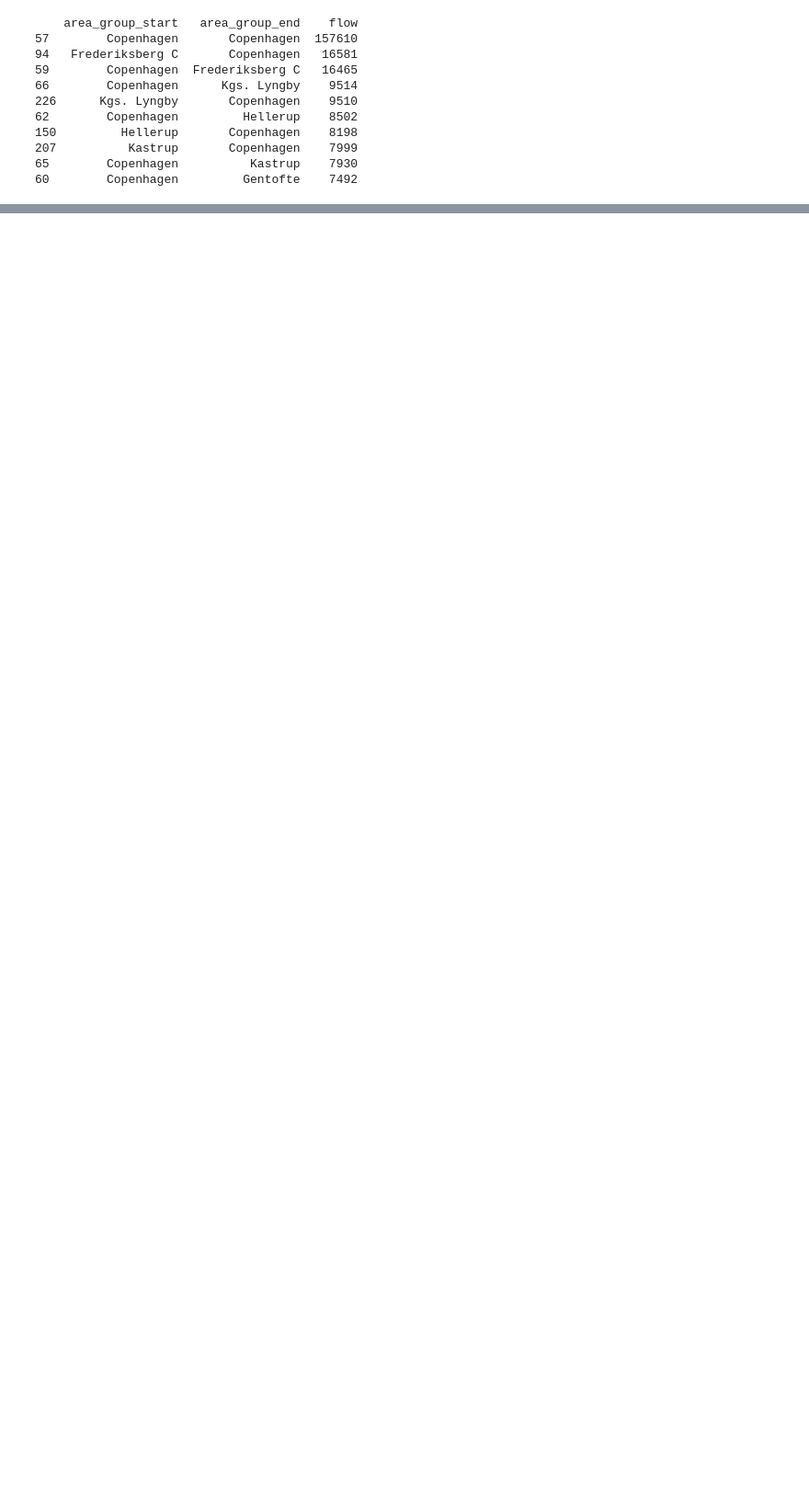
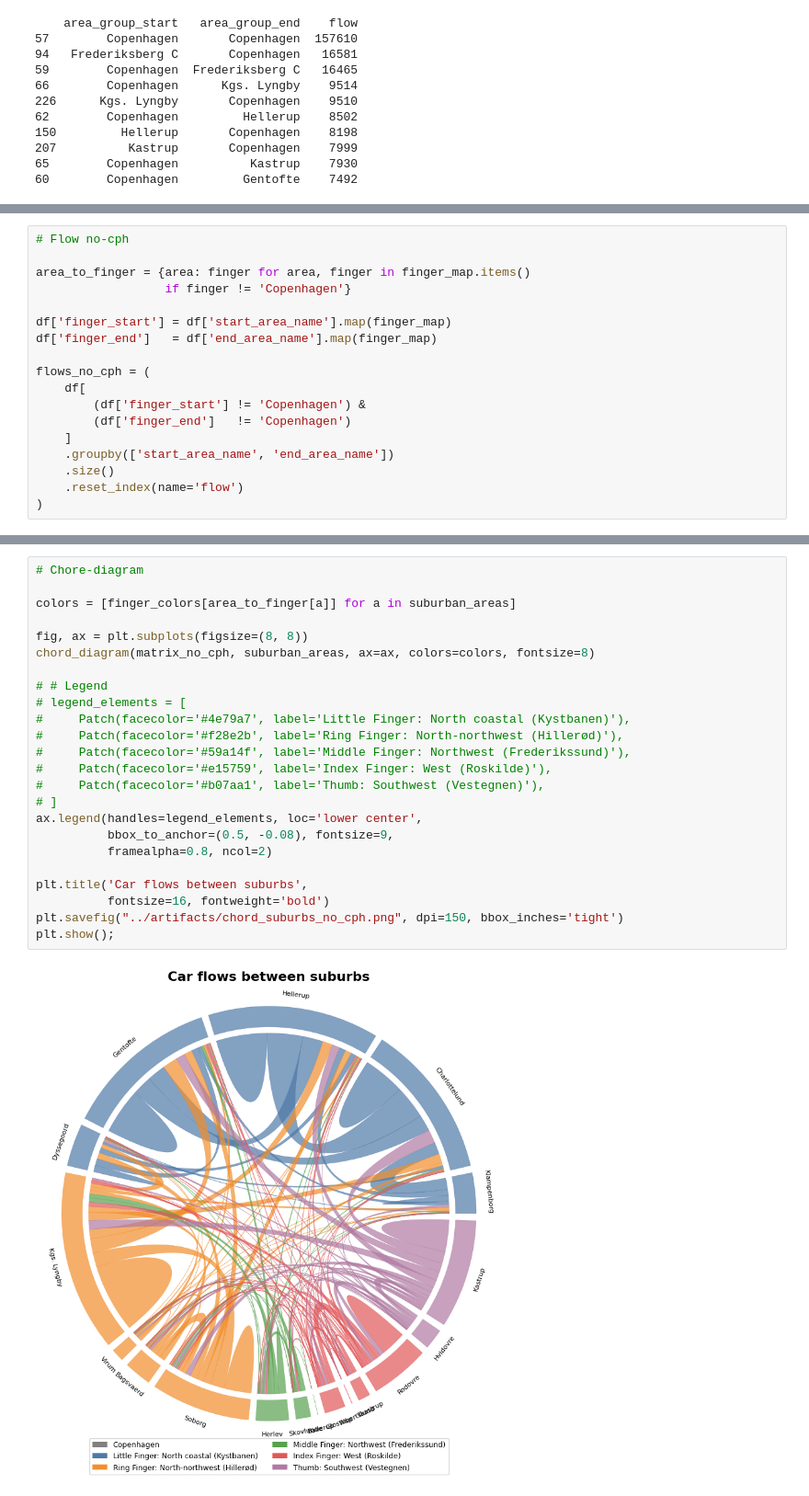
Before and after one commit to florentinafabregas/geospatial, a Jupyter notebook: notebooks/flows.ipynb, the cells around one changed output, grey strips where cells are left out. Shown at 92% size. Saved outputs shown, nothing was run; the diff lists cells and outputs as text; blank space fills up the shorter version.

```diff
--- a/notebooks/flows.ipynb
+++ b/notebooks/flows.ipynb
@@ -333,0 +484,18 @@ Top 10 areas: ['Copenhagen', 'Frederiksberg C', 'Kgs. Lyngby', 'Hellerup', 'Gent
+# %%
+# Flow no-cph
+
+area_to_finger = {area: finger for area, finger in finger_map.items()
+                  if finger != 'Copenhagen'}
+
+df['finger_start'] = df['start_area_name'].map(finger_map)
+df['finger_end']   = df['end_area_name'].map(finger_map)
+
+flows_no_cph = (
+    df[
+        (df['finger_start'] != 'Copenhagen') &
+        (df['finger_end']   != 'Copenhagen')
+    ]
+    .groupby(['start_area_name', 'end_area_name'])
+    .size()
+    .reset_index(name='flow')
+)
@@ -333,0 +527,26 @@ Top 10 areas: ['Copenhagen', 'Frederiksberg C', 'Kgs. Lyngby', 'Hellerup', 'Gent
+# %%
+# Chore-diagram
+
+colors = [finger_colors[area_to_finger[a]] for a in suburban_areas]
+
+fig, ax = plt.subplots(figsize=(8, 8))
+chord_diagram(matrix_no_cph, suburban_areas, ax=ax, colors=colors, fontsize=8)
+
+# # Legend
+# legend_elements = [
+#     Patch(facecolor='#4e79a7', label='Little Finger: North coastal (Kystbanen)'),
+#     Patch(facecolor='#f28e2b', label='Ring Finger: North-northwest (Hillerød)'),
+#     Patch(facecolor='#59a14f', label='Middle Finger: Northwest (Frederikssund)'),
+#     Patch(facecolor='#e15759', label='Index Finger: West (Roskilde)'),
+#     Patch(facecolor='#b07aa1', label='Thumb: Southwest (Vestegnen)'),
+# ]
+ax.legend(handles=legend_elements, loc='lower center',
+          bbox_to_anchor=(0.5, -0.08), fontsize=9,
+          framealpha=0.8, ncol=2)
+
+plt.title('Car flows between suburbs',
+          fontsize=16, fontweight='bold')
+plt.savefig("../artifacts/chord_suburbs_no_cph.png", dpi=150, bbox_inches='tight')
+plt.show();
+# %% [output]
+[figure, added]
```
Also changed, not shown: parts of 21 cells of this notebook, 12 other files.
